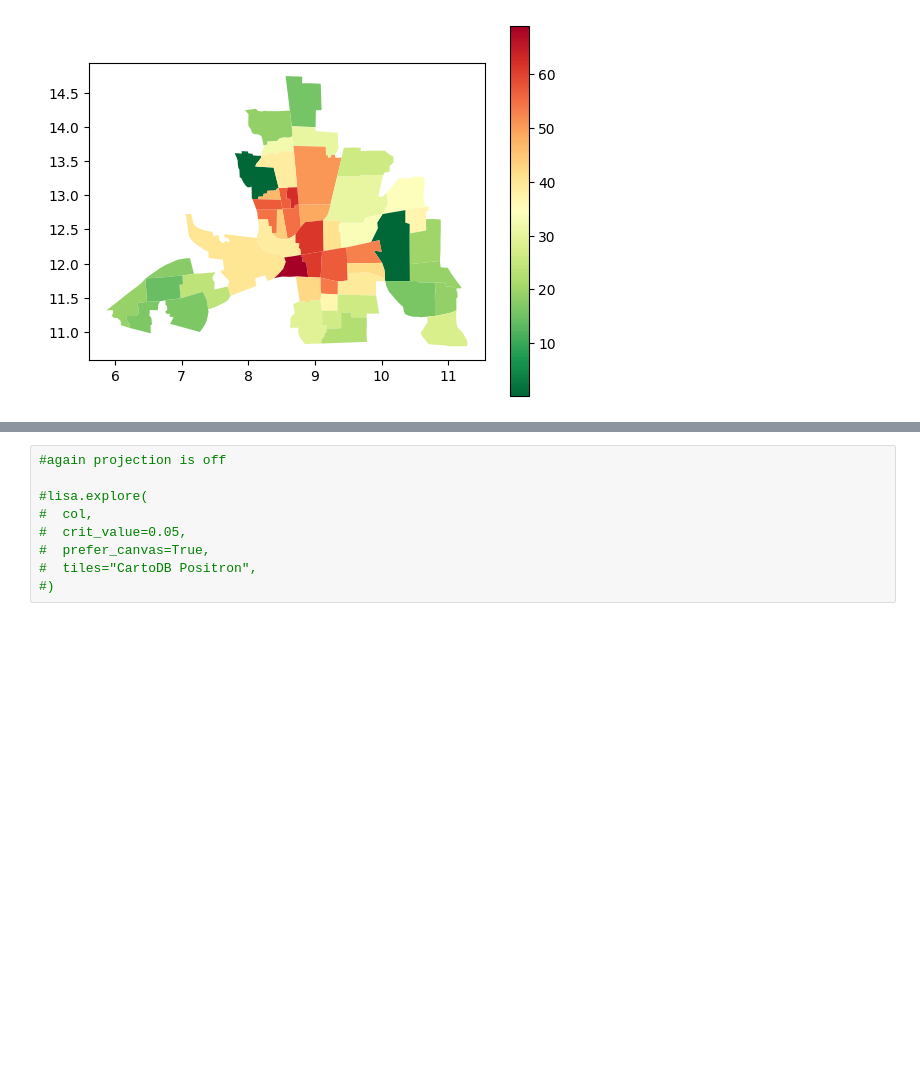
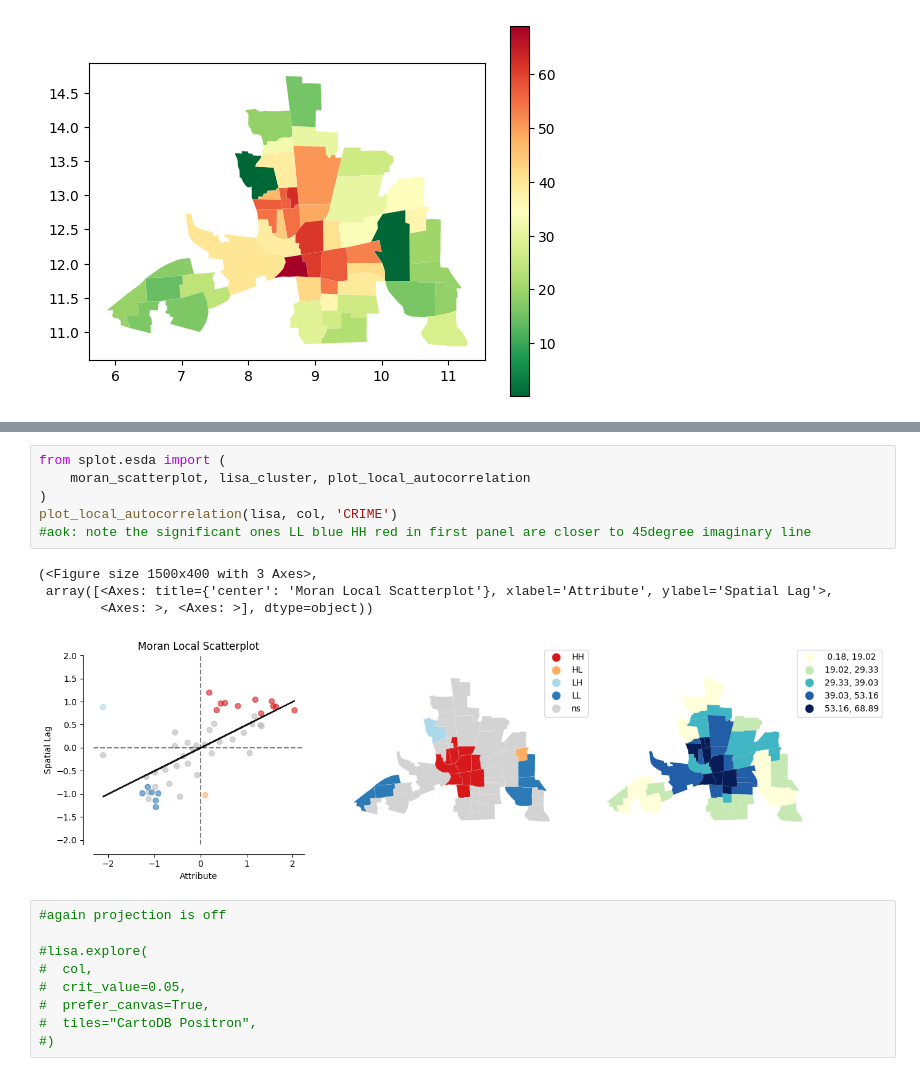
Before and after one commit to theaok/gisPy, a Jupyter notebook: geoda.ipynb, the cells around one changed output, grey strips where cells are left out. Cells and saved outputs as stored; diff of their text form; blank space fills up the shorter version.

```diff
--- a/geoda.ipynb
+++ b/geoda.ipynb
@@ -279,3 +282,14 @@ esdaplot.lisa_cluster(lisa,col)
+# %%
+from splot.esda import (
+    moran_scatterplot, lisa_cluster, plot_local_autocorrelation
+)
+plot_local_autocorrelation(lisa, col, 'CRIME')
+#aok: note the significant ones LL blue HH red in first panel are closer to 45degree imaginary line
+# %% [output]
+(<Figure size 1500x400 with 3 Axes>,
+ array([<Axes: title={'center': 'Moran Local Scatterplot'}, xlabel='Attribute', ylabel='Spatial Lag'>,
+        <Axes: >, <Axes: >], dtype=object))
+[figure, added]
 # %%
 #again projection is off
 
```
Also changed, not shown: parts of 9 cells of this notebook.
